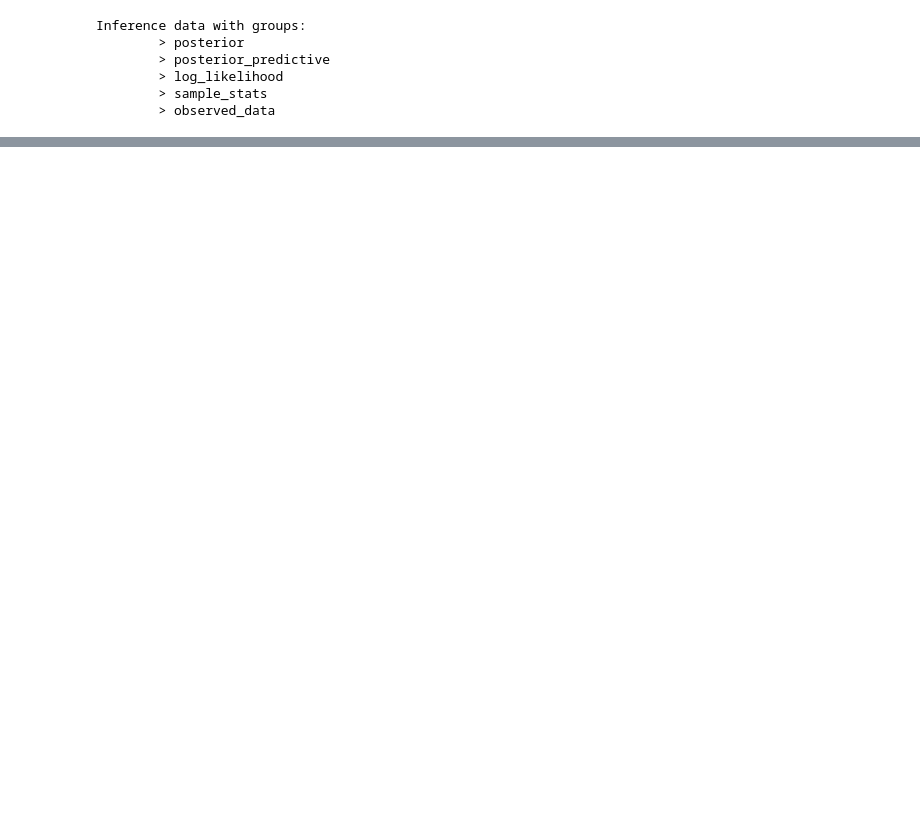
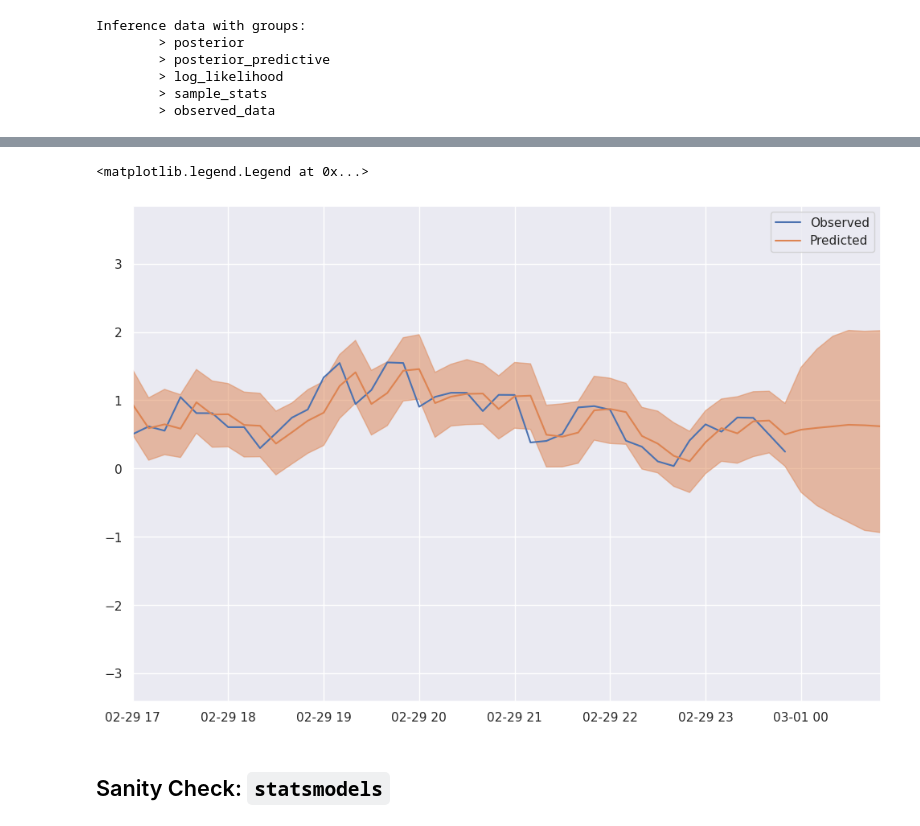
Before and after one commit to camirmas/REStats, a Jupyter notebook: REStats/notebooks/forecast.ipynb, the cells around one changed output, grey strips where cells are left out. Drawn from its saved outputs; the diff is of its cells as text; code cells hidden in the pictures; blank space fills up the shorter version.

```diff
--- a/REStats/notebooks/forecast.ipynb
+++ b/REStats/notebooks/forecast.ipynb
@@ -322,0 +363,11 @@ mean_squared_error(ws, ws_pred, squared=False)
+# %%
+pred_file = f"{curr_dir}/../models/wind_speed_pred.stan"
+model_pred = CmdStanModel(stan_file=pred_file)
+# %%
+pred_data = input_data = {
+    "T": len(v_train_scaled),
+    "y": v_train_scaled.values,
+    "n_pred": 6 # steps ahead to predict
+}
+
+new_quantities = model_pred.generate_quantities(data=pred_data, previous_fit=fit)
@@ -322,0 +389,2 @@ mean_squared_error(ws, ws_pred, squared=False)
+# %%
+idata_ws_fut = az.from_cmdstanpy(new_quantities)
@@ -322,0 +394,20 @@ mean_squared_error(ws, ws_pred, squared=False)
+# %%
+wt_plus = wt[(wt.index >= "2020-02-01") & (wt.index < "2020-03-01 01:00:00")]
+ws_plus = wt_plus["Wind speed"]
+
+ws_fut_mean = idata_ws_fut.posterior.predict.mean(["chain", "draw"])
+ws_fut = inverse_transform(ws_fut_mean, v)**(1/m)
+# %%
+fig, ax = plt.subplots(figsize=(12, 8))
+
+ax.plot(ws.index, v_train_scaled, label="Observed")
+ax.plot(ws_plus.index, ws_fut_mean, label="Predicted")
+az.plot_hdi(ws_plus.index, idata_ws_fut.posterior.predict, smooth=False, ax=ax)
+
+ax.set_xlim([ws_plus.index[-(6*8)], ws_plus.index[-1]])
+ax.legend()
+# %% [output]
+<matplotlib.legend.Legend at 0x...>
+[figure, added]
+# %% [markdown]
+## Sanity Check: `statsmodels`
```
Also changed, not shown: parts of 25 cells of this notebook, 2 other files.
